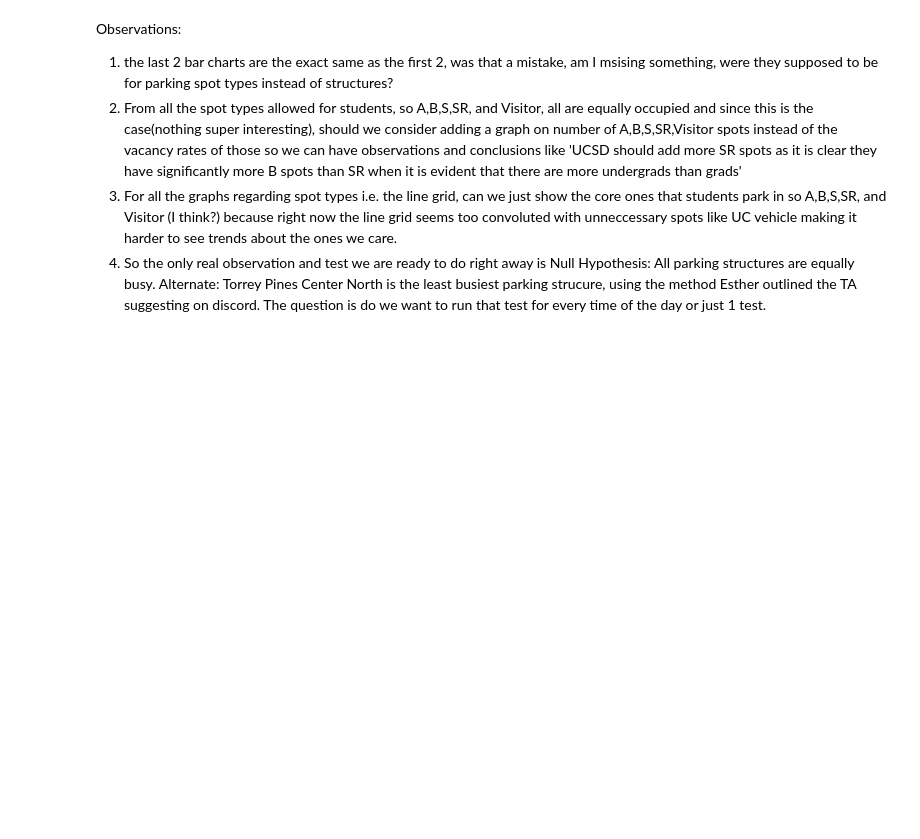
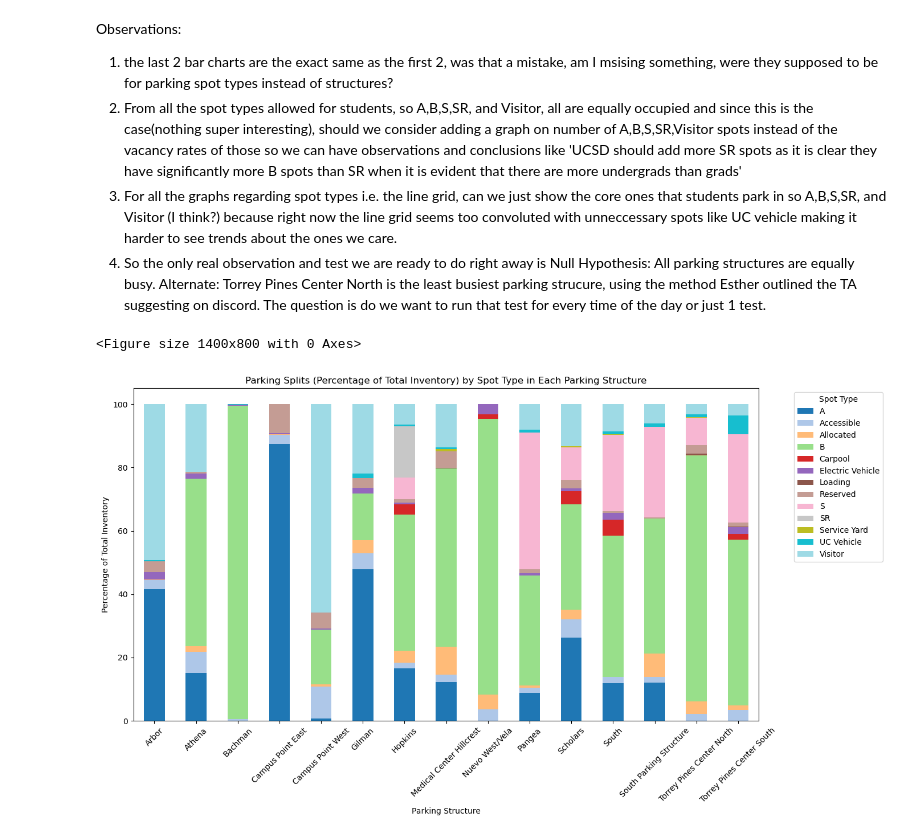
Before and after one commit to DanielJu0925/math189_project, a Jupyter notebook: data_process_plus_testing.ipynb, the cells around one changed output. Saved outputs shown, nothing was run; the diff lists cells and outputs as text; code cells hidden in the pictures; blank space fills up the shorter version.

Commit message:
added new graph - breakdown of each parking lot by spot type

```diff
--- a/data_process_plus_testing.ipynb
+++ b/data_process_plus_testing.ipynb
@@ -512,3 +505,31 @@ Observations:
 2. From all the spot types allowed for students, so A,B,S,SR, and Visitor, all are equally occupied and since this is the case(nothing super interesting), should we consider adding a graph on number of A,B,S,SR,Visitor spots instead of the vacancy rates of those so we can have observations and conclusions like 'UCSD should add more SR spots as it is clear they have significantly more B spots than SR when it is evident that there are more undergrads than grads'
 3. For all the graphs regarding spot types i.e. the line grid, can we just show the core ones that students park in so A,B,S,SR, and Visitor (I think?) because right now the line grid seems too convoluted with unneccessary spots like UC vehicle making it harder to see trends about the ones we care.
 4. So the only real observation and test we are ready to do right away is Null Hypothesis: All parking structures are equally busy. Alternate: Torrey Pines Center North is the least busiest parking strucure, using the method Esther outlined the TA suggesting on discord. The question is do we want to run that test for every time of the day or just 1 test.
+# %%
+#graph of parking splits of different spots across different parking structures
+
+# aggregate  data by structure and SpaceType
+df_agg = df.groupby(['Structure', 'SpaceType'])['Sum of Inventory'].sum().reset_index()
+
+# calculate the total inventory per structure
+total_inventory_by_structure = df_agg.groupby('Structure')['Sum of Inventory'].sum().reset_index().rename(columns={'Sum of Inventory': 'Total Inventory'})
+
+# merge to get the total inventory per structure + each spot's inventory
+df_agg = df_agg.merge(total_inventory_by_structure, on='Structure')
+
+# Calculating the percentage of total inventory for each spot type within each structure
+df_agg['Percentage of Total'] = (df_agg['Sum of Inventory'] / df_agg['Total Inventory']) * 100
+
+plot_data_real = df_agg.pivot(index='Structure', columns='SpaceType', values='Percentage of Total')
+plt.figure(figsize=(14, 8))
+plot_data_real.plot(kind='bar', stacked=True, colormap='tab20', figsize=(14, 8))
+plt.title('Parking Splits (Percentage of Total Inventory) by Spot Type in Each Parking Structure')
+plt.xlabel('Parking Structure')
+plt.ylabel('Percentage of Total Inventory')
+plt.legend(title='Spot Type', bbox_to_anchor=(1.05, 1), loc='upper left')
+plt.xticks(rotation=45)
+plt.tight_layout()
+plt.show()
+# %% [output]
+<Figure size 1400x800 with 0 Axes>
+[figure, added]
```
Also changed, not shown: parts of 3 cells of this notebook.
